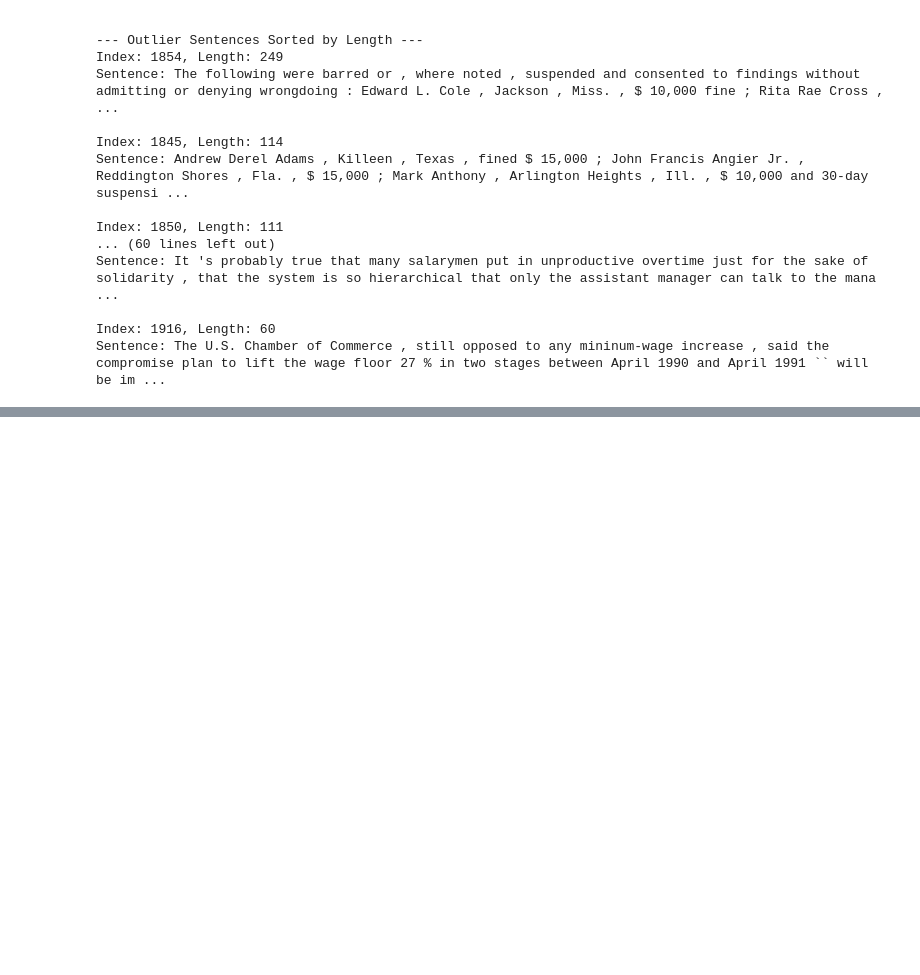
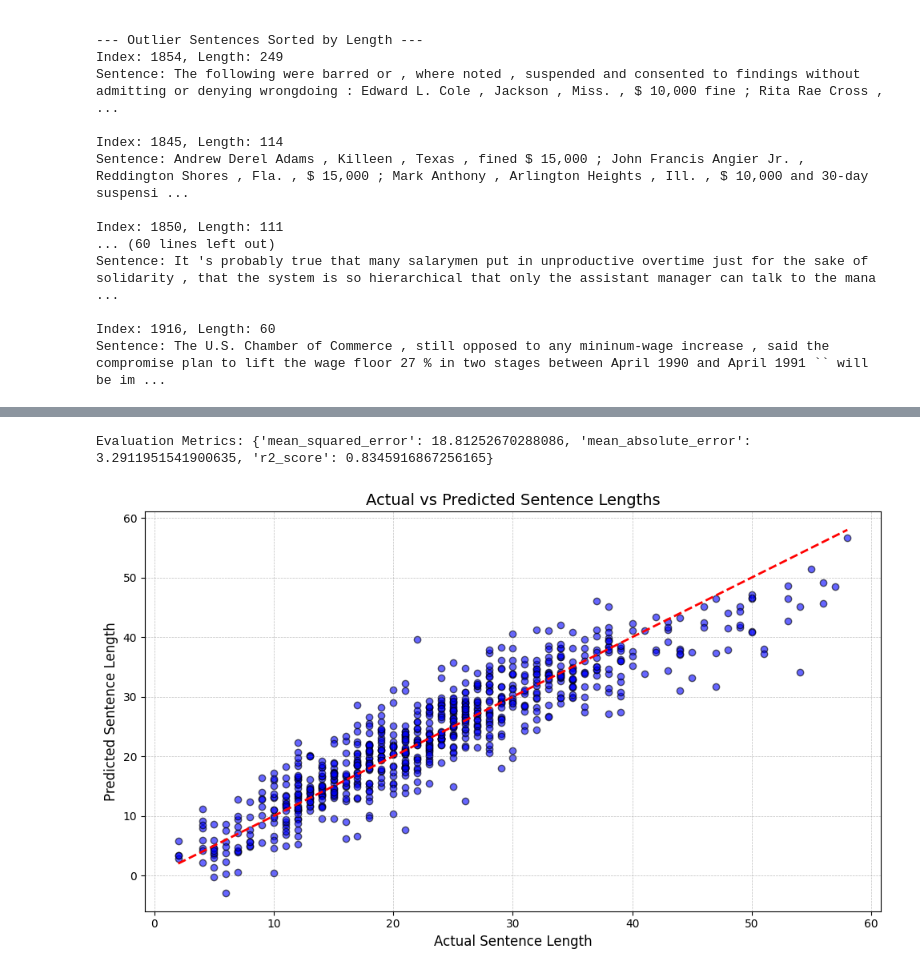
Before and after one commit to LarsHeijnennn/Internship, a Jupyter notebook: data_inspection/NTLK_stats.ipynb, the cells around one changed output, grey strips where cells are left out. Cells and saved outputs as stored; diff of their text form; code cells hidden in the pictures; blank space fills up the shorter version.

```diff
--- a/data_inspection/NTLK_stats.ipynb
+++ b/data_inspection/NTLK_stats.ipynb
@@ -271,3 +271,10 @@ Sentence: It 's probably true that many salarymen put in unproductive overtime j
 
 Index: 1916, Length: 60
 Sentence: The U.S. Chamber of Commerce , still opposed to any mininum-wage increase , said the compromise plan to lift the wage floor 27 % in two stages between April 1990 and April 1991 `` will be im ...
+# %%
+# Remove outlier sentences
+filtered_cleaned_sentences = [sentence for i, sentence in enumerate(cleaned_sentences) if len(sentence.split()) <= outlier_threshold]
+
+# Print the number of sentences before and after filtering
+print(f"Number of sentences before filtering: {len(cleaned_sentences)}")
+print(f"Number of sentences after filtering: {len(filtered_cleaned_sentences)}")
@@ -273,0 +284,3 @@ Sentence: The U.S. Chamber of Commerce , still opposed to any mininum-wage incre
+# %%
+filtered_sentence_lengths = [len(sentence.split()) for sentence in filtered_cleaned_sentences]
+print(f"Number of filtered sentence lengths calculated: {len(filtered_sentence_lengths)}")
@@ -273,0 +326,68 @@ Sentence: The U.S. Chamber of Commerce , still opposed to any mininum-wage incre
+# %%
+from sklearn.model_selection import train_test_split
+from sklearn.linear_model import LinearRegression
+from sklearn.metrics import mean_squared_error, mean_absolute_error, r2_score
+import numpy as np
+
+def train_linear_model(features, labels):
+    """
+    Train linear regression model to predict sentence length.
+
+    Parameters:
+      features (np.ndarray): Feature matrix of shape (num_samples, num_features).
+      labels (list): Sentence length labels.
+
+    Returns:
+      model: Trained linear regression model.
+      metrics: Dictionary containing evaluation metrics.
+    """
+    # Convert labels to numpy array
+    labels = np.array(labels)
+
+    # Splitting into training and test sets
+    X_train, X_test, y_train, y_test = train_test_split(
+        features, labels, test_size=0.2, random_state=42
+    )
+
+    # Linear regression model
+    model = LinearRegression()
+    model.fit(X_train, y_train)
+
+    # Predictions on the test set
+    predictions = model.predict(X_test)
+
+    # Evaluation
+    metrics = {
+        "mean_squared_error": mean_squared_error(y_test, predictions),
+        "mean_absolute_error": mean_absolute_error(y_test, predictions),
+        "r2_score": r2_score(y_test, predictions),
+    }
+
+    return model, metrics, X_test, y_test
+
+# Example usage with cleaned, filtered embeddings and sentence lengths
+model, metrics, X_test, y_test = train_linear_model(X_sentence_features, filtered_sentence_lengths)
+print("Evaluation Metrics:", metrics)
+# %% [output]
+Evaluation Metrics: {'mean_squared_error': 18.81252670288086, 'mean_absolute_error': 3.2911951541900635, 'r2_score': 0.8345916867256165}
+# %%
+# Generate predictions for the test set
+predictions = model.predict(X_test)
+
+# Plot actual vs predicted sentence lengths
+plt.figure(figsize=(10, 6), facecolor='white')
+plt.scatter(y_test, predictions, alpha=0.6, color='blue', edgecolor='k')
+plt.plot([min(y_test), max(y_test)], [min(y_test), max(y_test)], color='red', linestyle='--', linewidth=2)
+
+plt.title("Actual vs Predicted Sentence Lengths", fontsize=14, color='black')
+plt.xlabel("Actual Sentence Length", fontsize=12, color='black')
+plt.ylabel("Predicted Sentence Length", fontsize=12, color='black')
+
+plt.tick_params(axis='x', colors='black')
+plt.tick_params(axis='y', colors='black')
+
+plt.grid(color='gray', linestyle='--', linewidth=0.5, alpha=0.5)
+plt.tight_layout()
+plt.show()
+# %% [output]
+[figure, added]
```
Also changed, not shown: parts of 6 cells of this notebook.
